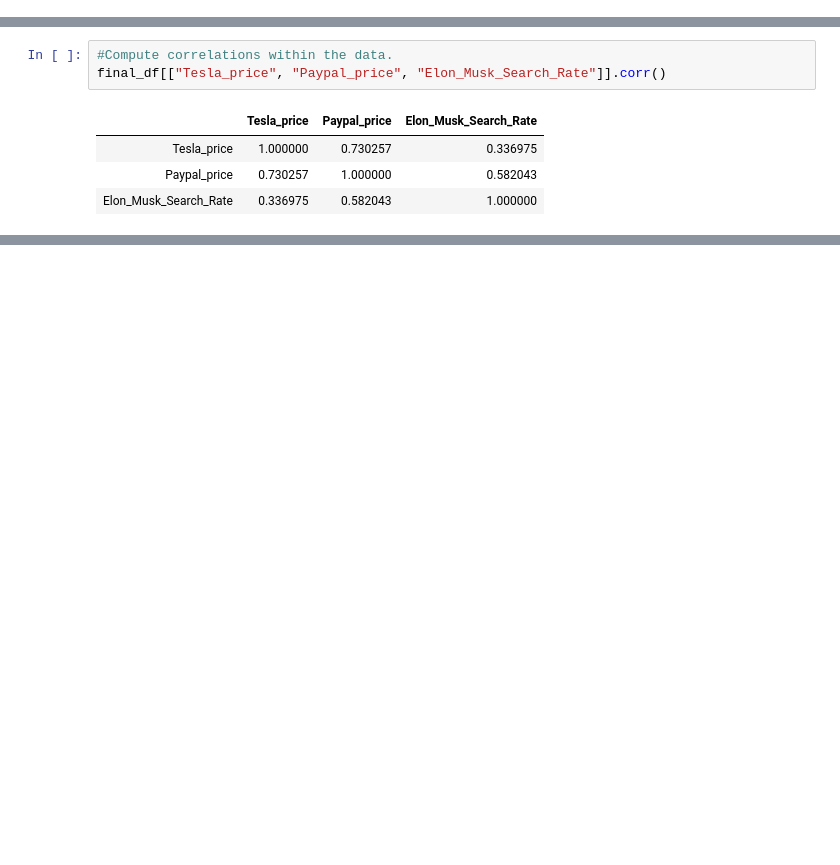
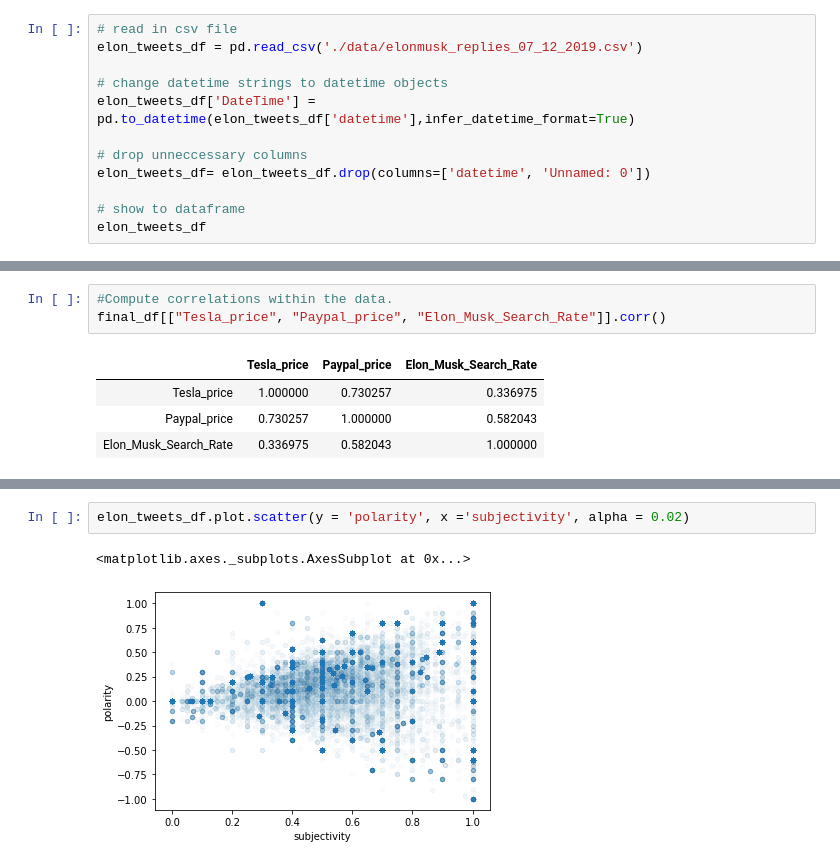
Before and after one commit to patches12306/patches12306, a Jupyter notebook: Milestone1.ipynb, the cells around one changed output, grey strips where cells are left out. Drawn from its saved outputs; the diff is of its cells as text; blank space fills up the shorter version.

```diff
--- a/Milestone1.ipynb
+++ b/Milestone1.ipynb
@@ -151,0 +330,12 @@ Now that we have the data normalized, we will visualize scatter plots with linea
+# %%
+# read in csv file
+elon_tweets_df = pd.read_csv('./data/elonmusk_replies_07_12_2019.csv')
+
+# change datetime strings to datetime objects
+elon_tweets_df['DateTime'] = pd.to_datetime(elon_tweets_df['datetime'],infer_datetime_format=True)
+
+# drop unneccessary columns
+elon_tweets_df= elon_tweets_df.drop(columns=['datetime', 'Unnamed: 0'])
+
+# show to dataframe
+elon_tweets_df
@@ -182,0 +386,5 @@ Twitter Sentiment will be the strongest indicator of stock price, because it not
+# %%
+elon_tweets_df.plot.scatter(y = 'polarity', x ='subjectivity', alpha = 0.02)
+# %% [output]
+<matplotlib.axes._subplots.AxesSubplot at 0x...>
+[figure, added]
```
Also changed, not shown: parts of 39 cells of this notebook, 2 other files.
